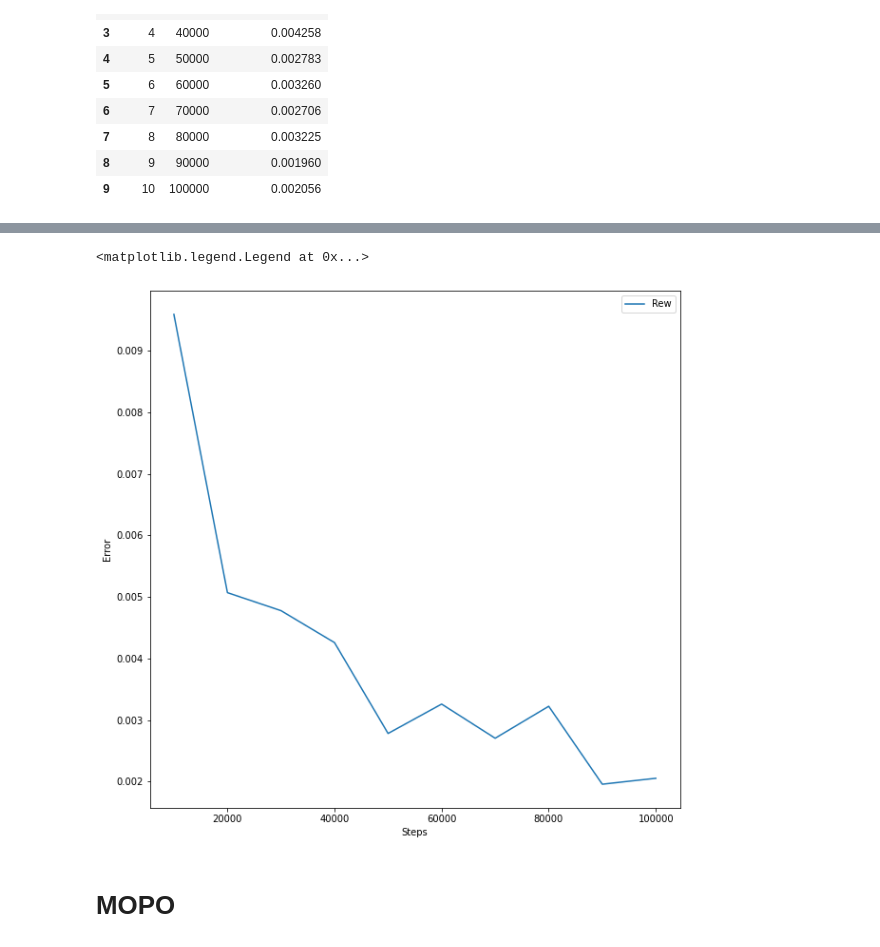
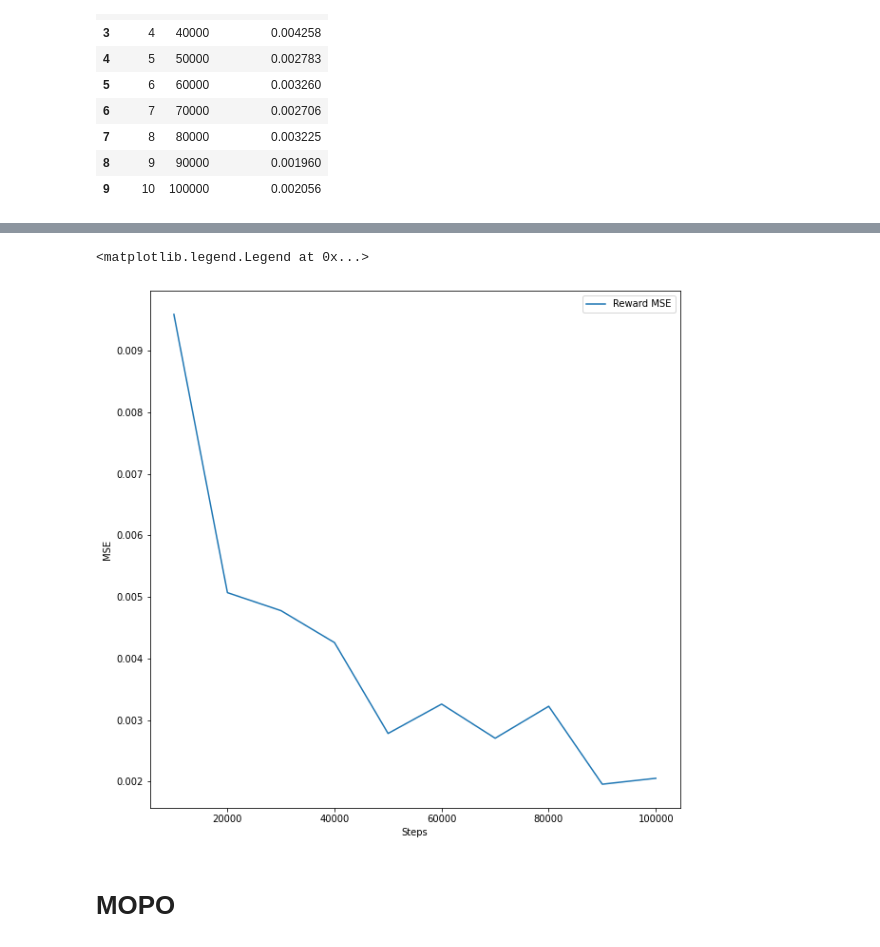
Before and after one commit to thatscotdatasci/d3rlpy, a Jupyter notebook: dogo/initial_analysis.ipynb, the cells around one changed output, grey strips where cells are left out. Saved outputs shown, nothing was run; the diff lists cells and outputs as text; code cells hidden in the pictures.

```diff
--- a/dogo/initial_analysis.ipynb
+++ b/dogo/initial_analysis.ipynb
@@ -80,14 +79,13 @@ ax.legend()
 # %%
 fig, ax = plt.subplots(1, 1, figsize=(10,10))
-# ax.plot(dynamics_obs_error_1['step'], dynamics_obs_error_1['mean_ep_reward'], label='Obs')
-ax.plot(dynamics_rew_error_1['step'], dynamics_rew_error_1['mean_ep_reward'], label='Rew')
+ax.plot(dynamics_rew_error_1['step'], dynamics_rew_error_1['mean_ep_reward'], label='Reward MSE')
 
 ax.set_xlabel('Steps')
-ax.set_ylabel('Error')
+ax.set_ylabel('MSE')
 ax.legend()
 # %% [output]
 <matplotlib.legend.Legend at 0x...>
-[figure, old version]
+[figure, new version]
 # %% [markdown]
 # MOPO
 # %%
```
Also changed, not shown: parts of 2 cells of this notebook.
